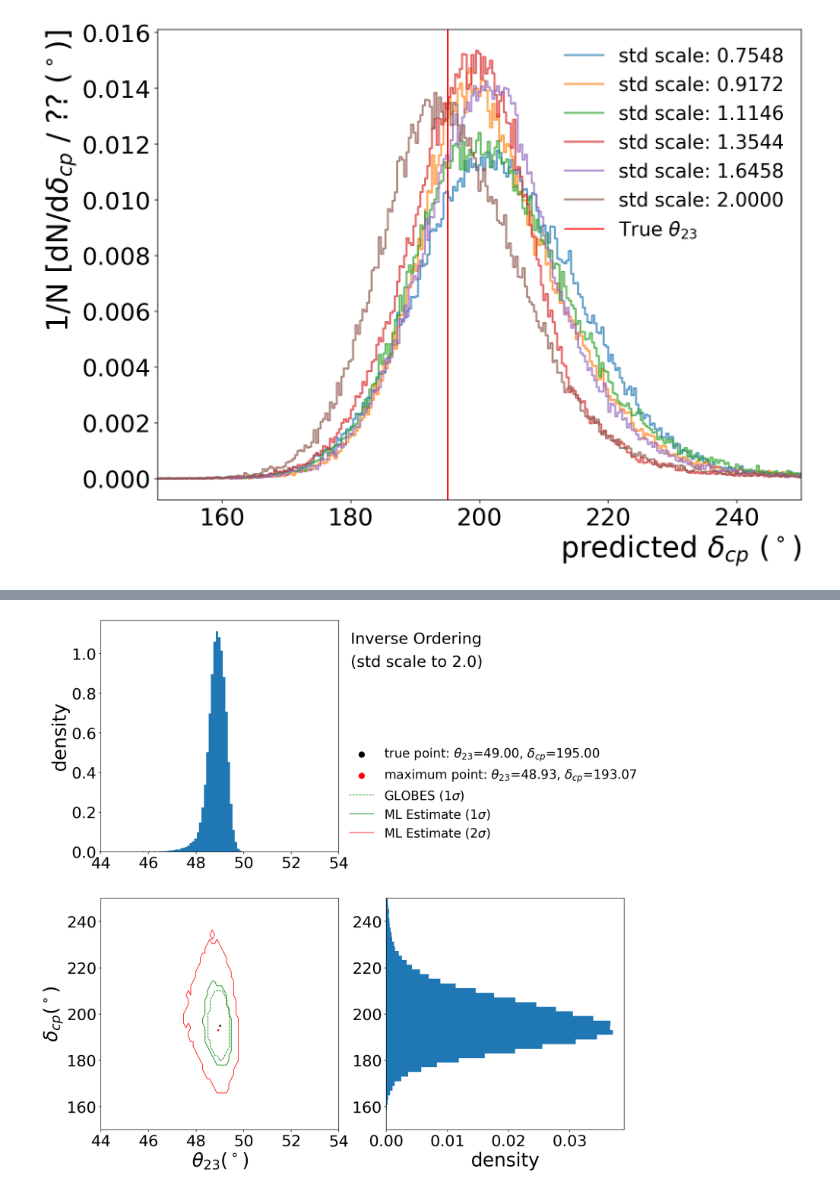
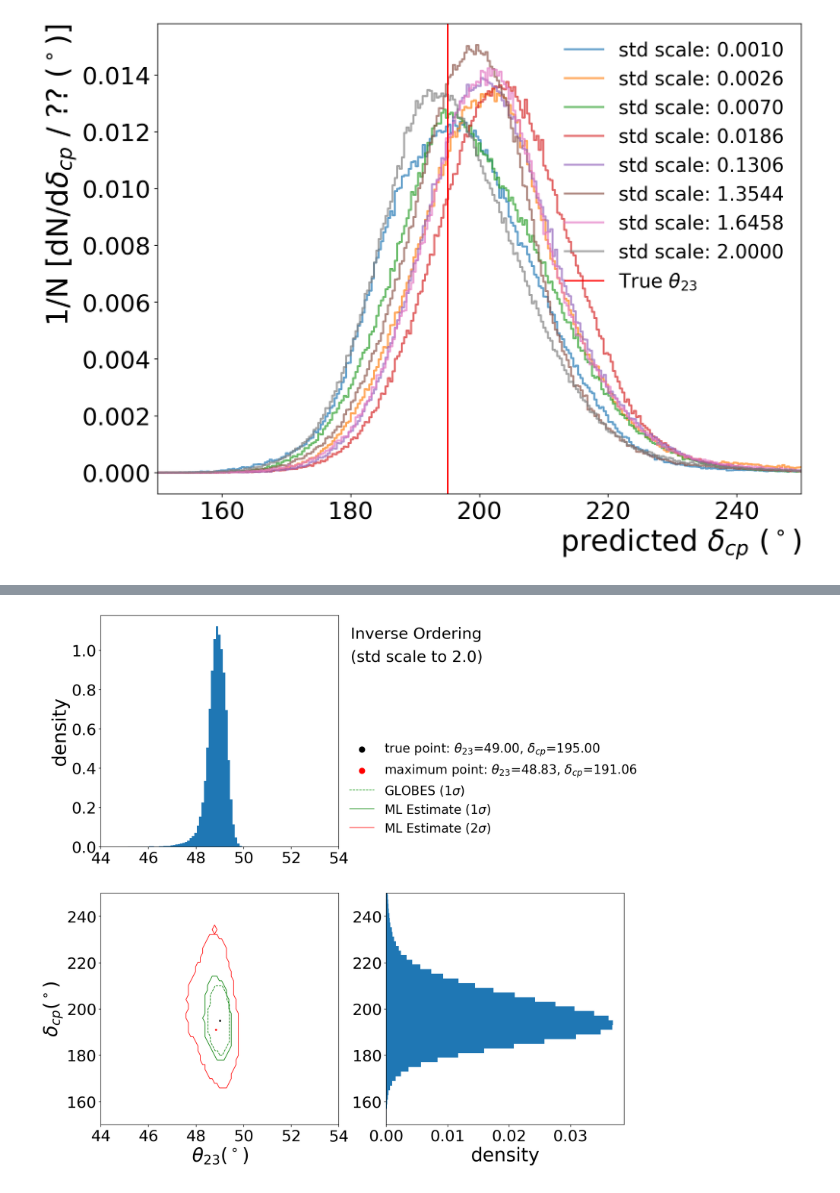
Before and after one commit to davidho27941/ML4NO, a Jupyter notebook: Regression_std_Study/contour_to_5GeV_different_model.ipynb, the cells around one changed output, grey strips where cells are left out. Saved outputs shown, nothing was run; the diff lists cells and outputs as text; code cells hidden in the pictures.

Commit message:
update result: regenerate plots

```diff
--- a/Regression_std_Study/contour_to_5GeV_different_model.ipynb
+++ b/Regression_std_Study/contour_to_5GeV_different_model.ipynb
@@ -78,7 +78,7 @@ experiment = "dune"
 
 model_theta23 = { }
 model_delta = { }
-scale_range = range(0, 40, 1)[34:]
+scale_range = range(0, 40, 1)#[34:]
 
 for i in scale_range:
     model_theta23.update({"std_scale_"+str(i): 0})
@@ -165,6 +165,6 @@ Wall time: 3.95 ms
 # %%
 %%time
-N = 100000#0
+N = 500000#0
 
 
 IO_or_NO = 0 # 0 for IO and 1 for NO
@@ -369,8 +369,7 @@ Wall time: 562 ms
 fig, ax = plt.subplots(1,1, figsize=(12,9))
 
 # for i in scale_range[0,5,10,15,20,25,39]:
-# for i in [0,5,10,15,20,25,39]:
-for i in [34,35,36,37,38,39]:
+for i in [0,5,10,15,25,37,38,39]:
     hist, bins = theta23_resolution["std_scale_"+str(i)]["hist"], bins_theta23
 
     plt.step(bins[:-1],
@@ -406,37 +405,36 @@ Wall time: 507 ms
 fig, ax = plt.subplots(1,1, figsize=(12,9))
 
 # for i in scale_range[0,5,10,15,20,25,39]:
-# for i in [0,5,10,15,20,25,39]:
-for i in [34,35,36,37,38,39]:
+for i in [0,5,10,15,25,37,38,39]:
     hist, bins = delta_resolution["std_scale_"+str(i)]["hist"], bins_delta
     plt.step(bins[:-1],
              hist.astype(np.float32) / hist.sum() ,
     #          hist.astype(np.float32) ,
              where='mid',
              linewidth=2,
              alpha=0.7,
              label="std scale: {:.4f}".format(np.logspace(-3, np.log10(2), 40)[i])
             )
 
 plt.axvline(x=test_data['delta'][IO_or_NO] , color='r', linestyle='-', label="True $\\theta_{23}$")
 
 
 ax.tick_params(axis='x', labelsize=25)
 ax.tick_params(axis='y', labelsize=25)
 
 if IO_or_NO == 0:
     plt.xlim((150,250))
 elif IO_or_NO == 1:
     plt.xlim((200,350))
 
 # # plt.ylim((0., 0.18))
 plt.xlabel("predicted $\delta_{cp}$ ($^\circ$)", fontsize=30,horizontalalignment='right',x=1)
 plt.ylabel("1/N [dN/d$\delta_{cp}$ / ?? ($^\circ$)]", fontsize=30, horizontalalignment='right',y=1)
 
 plt.legend(loc="best",ncol=1,fontsize=20, edgecolor = "w",fancybox=False, framealpha=0)
 
 
 
 plt.show()
 # %% [output]
-[figure, old version]
+[figure, new version]
```
Also changed, not shown: parts of 13 cells of this notebook.
